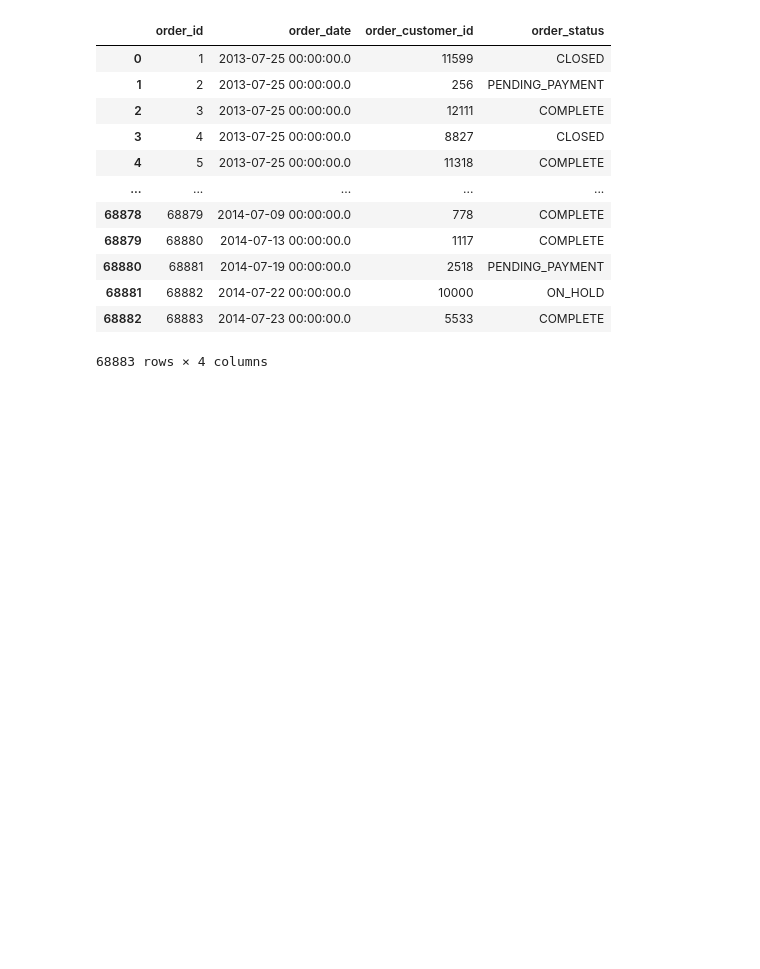
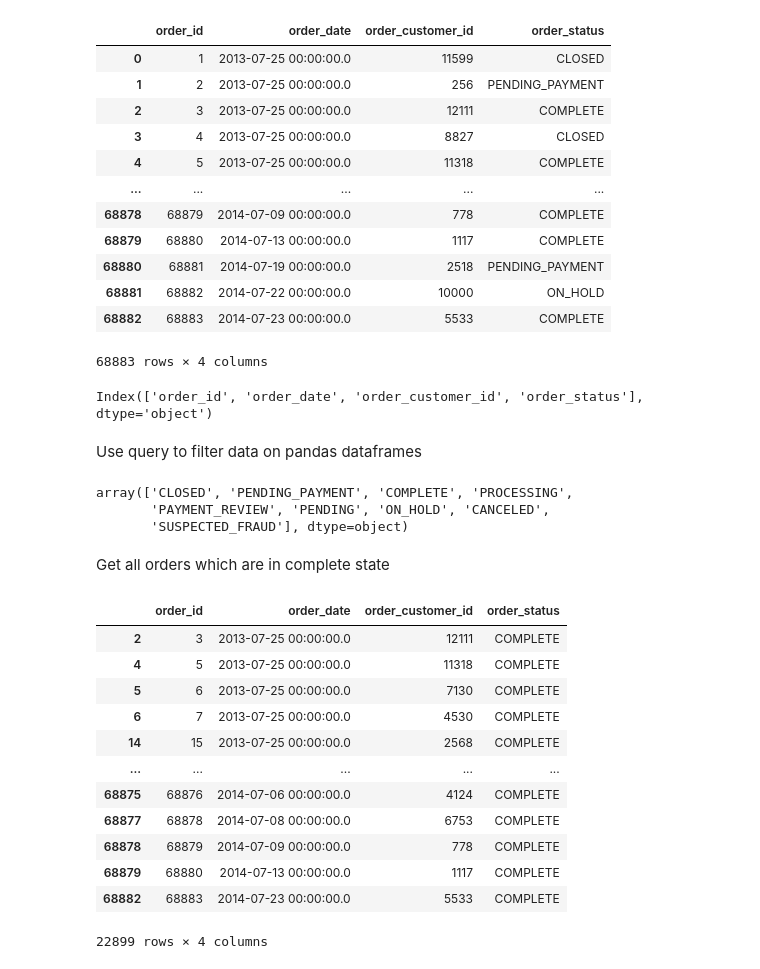
Before and after one commit to usamamirza1234/Pandas-For-Data-Processing, a Jupyter notebook: data_processing.ipynb, the cells around one changed output. Saved outputs shown, nothing was run; the diff lists cells and outputs as text; code cells hidden in the pictures; blank space fills up the shorter version.

```diff
--- a/data_processing.ipynb
+++ b/data_processing.ipynb
@@ -36,3 +26,33 @@ pd.read_csv('../data/retail_db/orders/part-00000', names=order_columns)
 | 68881 | 68882 | 2014-07-22 00:00:00.0 | 10000 | ON_HOLD |
 | 68882 | 68883 | 2014-07-23 00:00:00.0 | 5533 | COMPLETE |
 68883 rows × 4 columns
+# %%
+orders.columns
+# %% [output]
+Index(['order_id', 'order_date', 'order_customer_id', 'order_status'], dtype='object')
+# %% [markdown]
+Use query to filter data on pandas dataframes
+# %%
+orders['order_status'].unique()
+# %% [output]
+array(['CLOSED', 'PENDING_PAYMENT', 'COMPLETE', 'PROCESSING',
+       'PAYMENT_REVIEW', 'PENDING', 'ON_HOLD', 'CANCELED',
+       'SUSPECTED_FRAUD'], dtype=object)
+# %% [markdown]
+Get all orders which are in complete state
+# %%
+orders.query('order_status == "COMPLETE"')
+# %% [output]
+|  | order_id | order_date | order_customer_id | order_status |
+| 2 | 3 | 2013-07-25 00:00:00.0 | 12111 | COMPLETE |
+| 4 | 5 | 2013-07-25 00:00:00.0 | 11318 | COMPLETE |
+| 5 | 6 | 2013-07-25 00:00:00.0 | 7130 | COMPLETE |
+| 6 | 7 | 2013-07-25 00:00:00.0 | 4530 | COMPLETE |
+| 14 | 15 | 2013-07-25 00:00:00.0 | 2568 | COMPLETE |
+| ... | ... | ... | ... | ... |
+| 68875 | 68876 | 2014-07-06 00:00:00.0 | 4124 | COMPLETE |
+| 68877 | 68878 | 2014-07-08 00:00:00.0 | 6753 | COMPLETE |
+| 68878 | 68879 | 2014-07-09 00:00:00.0 | 778 | COMPLETE |
+| 68879 | 68880 | 2014-07-13 00:00:00.0 | 1117 | COMPLETE |
+| 68882 | 68883 | 2014-07-23 00:00:00.0 | 5533 | COMPLETE |
+22899 rows × 4 columns
```
Also changed, not shown: parts of 8 cells of this notebook.
